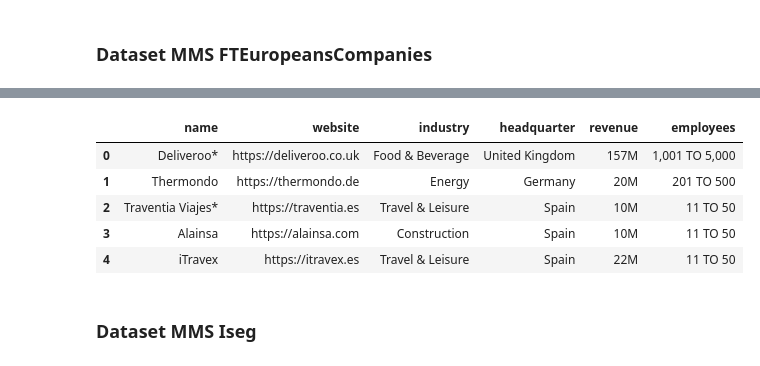
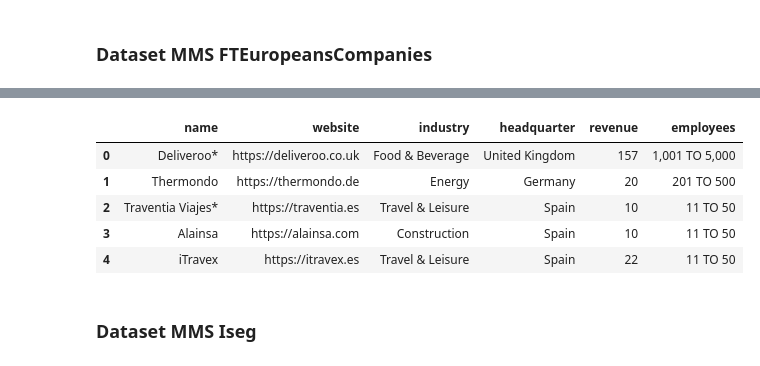
Before and after one commit to samuel-esp/IngDati-Progetto, a Jupyter notebook: SchemaAlignmentCompanies.ipynb, the cells around one changed output, grey strips where cells are left out. Cells and saved outputs as stored; diff of their text form; code cells hidden in the pictures.

```diff
--- a/SchemaAlignmentCompanies.ipynb
+++ b/SchemaAlignmentCompanies.ipynb
@@ -533,19 +535,20 @@ mmsft = mmsft.drop(toDrop, axis=1)
 # %%
 mmsft.rename(columns={'company_name':'name'}, inplace=True)
 mmsft.rename(columns={'sector':'industry'}, inplace=True)
 mmsft.rename(columns={'country':'headquarter'}, inplace=True)
 mmsft.rename(columns={'revenue_euros':'revenue'}, inplace=True)
 mmsft['employees'] = mmsft['employees'].replace('NaN', np.nan)
 mmsft['employees'] = mmsft['employees'].astype('Int64')
 mmsft['employees']= mmsft.apply(lambda x: pd.NA if pd.isna(x['employees']) else employees_range(x['employees']), axis=1)
+mmsft['revenue'] = mmsft['revenue'].str.replace(r'M', '')
 mmsft.head()
 # %% [output]
 |  | name | website | industry | headquarter | revenue | employees |
-| 0 | Deliveroo* | https://deliveroo.co.uk | Food & Beverage | United Kingdom | 157M | 1,001 TO 5,000 |
-| 1 | Thermondo | https://thermondo.de | Energy | Germany | 20M | 201 TO 500 |
-| 2 | Traventia Viajes* | https://traventia.es | Travel & Leisure | Spain | 10M | 11 TO 50 |
-| 3 | Alainsa | https://alainsa.com | Construction | Spain | 10M | 11 TO 50 |
-| 4 | iTravex | https://itravex.es | Travel & Leisure | Spain | 22M | 11 TO 50 |
+| 0 | Deliveroo* | https://deliveroo.co.uk | Food & Beverage | United Kingdom | 157 | 1,001 TO 5,000 |
+| 1 | Thermondo | https://thermondo.de | Energy | Germany | 20 | 201 TO 500 |
+| 2 | Traventia Viajes* | https://traventia.es | Travel & Leisure | Spain | 10 | 11 TO 50 |
+| 3 | Alainsa | https://alainsa.com | Construction | Spain | 10 | 11 TO 50 |
+| 4 | iTravex | https://itravex.es | Travel & Leisure | Spain | 22 | 11 TO 50 |
 # %% [markdown]
 ### Dataset MMS Iseg
 # %%
```
Also changed, not shown: parts of 46 cells of this notebook, 1 other file.
